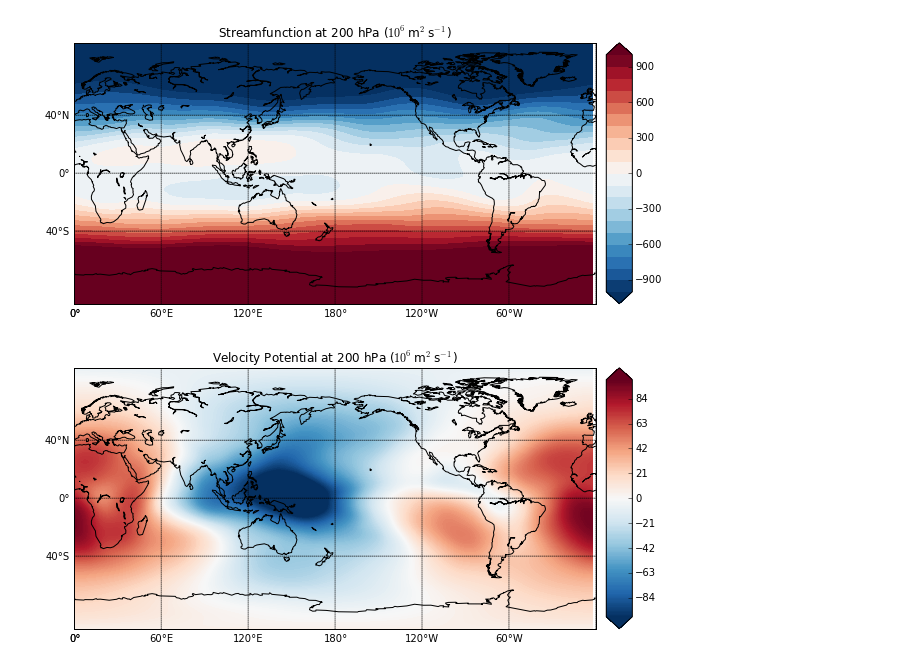
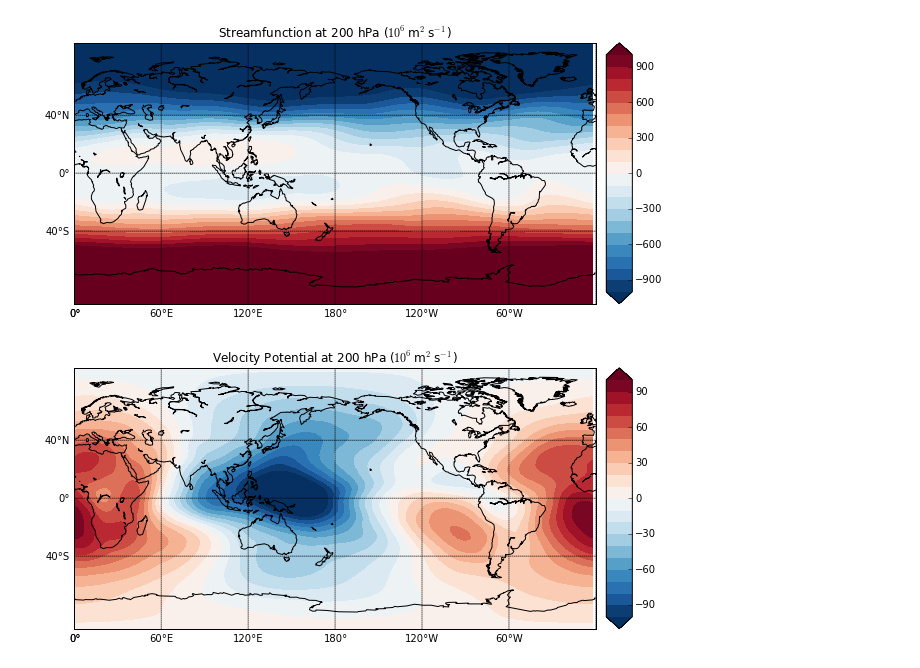
Before and after one commit to nicolasfauchereau/metocean, a Jupyter notebook: notebooks/spharm.ipynb, the cells around one changed output. Cells and saved outputs as stored; diff of their text form; code cells hidden in the pictures.

```diff
--- a/notebooks/spharm.ipynb
+++ b/notebooks/spharm.ipynb
@@ -118,7 +118,7 @@ plot_field(sf.squeeze(), lats, lons, -1000, 1000, 100, cmap=plt.get_cmap('RdBu_r
 # %% [output]
 [figure]
 # %%
-plot_field(vp.squeeze(), lats, lons, -100, 100, 1, cmap=plt.get_cmap('RdBu_r'), \
+plot_field(vp.squeeze(), lats, lons, -100, 100, 10, cmap=plt.get_cmap('RdBu_r'), \
                title="Velocity Potential at 200 hPa ($10^6$m$^2$s$^{-1}$)", grid=True)
 # %% [output]
-[figure, old version]
+[figure, new version]
```
